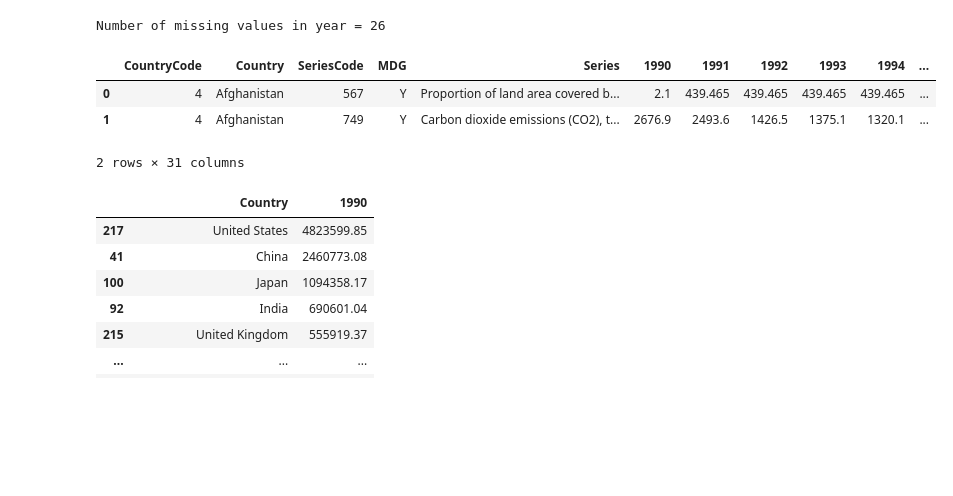
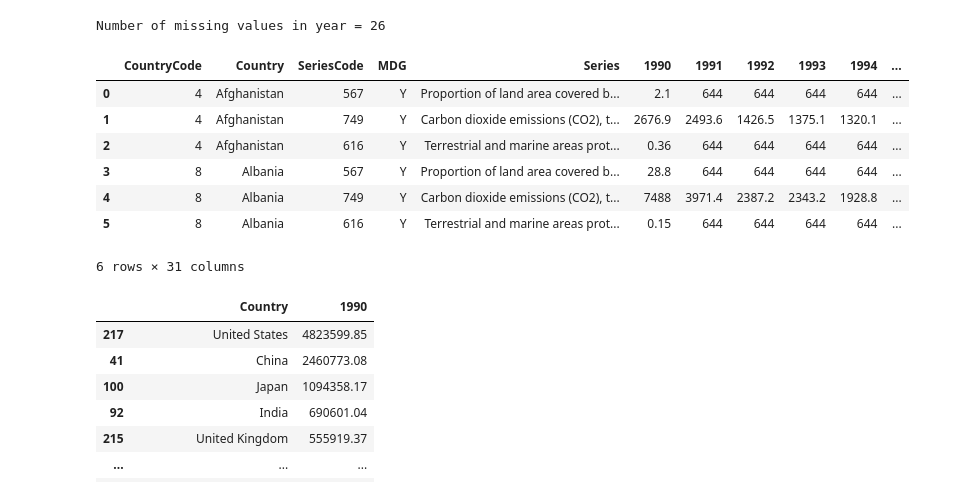
Before and after one commit to rethabilethulo/statistical_thinking1, a Jupyter notebook: Untitled.ipynb, the cells around one changed output. Cells and saved outputs as stored; diff of their text form; code cells hidden in the pictures; blank space fills up the shorter version.

```diff
--- a/Untitled.ipynb
+++ b/Untitled.ipynb
@@ -197,13 +197,17 @@ print(f"Number of missing values in year =",
 Number of missing values in year = 26
 # %%
 #Filling missing values with mean
-stats_df = replacing_re.fillna(stats["CountryCode"].mean(),inplace = False)
-stats_df.head(2)
+stats_df = replacing_re.fillna(stats["SeriesCode"].mean(),inplace = False)
+stats_df.head(6)
 # %% [output]
 |  | CountryCode | Country | SeriesCode | MDG | Series | 1990 | 1991 | 1992 | 1993 | 1994 | ... |
-| 0 | 4 | Afghanistan | 567 | Y | Proportion of land area covered b... | 2.1 | 439.465 | 439.465 | 439.465 | 439.465 | ... |
+| 0 | 4 | Afghanistan | 567 | Y | Proportion of land area covered b... | 2.1 | 644 | 644 | 644 | 644 | ... |
 | 1 | 4 | Afghanistan | 749 | Y | Carbon dioxide emissions (CO2), t... | 2676.9 | 2493.6 | 1426.5 | 1375.1 | 1320.1 | ... |
+| 2 | 4 | Afghanistan | 616 | Y | Terrestrial and marine areas prot... | 0.36 | 644 | 644 | 644 | 644 | ... |
+| 3 | 8 | Albania | 567 | Y | Proportion of land area covered b... | 28.8 | 644 | 644 | 644 | 644 | ... |
+| 4 | 8 | Albania | 749 | Y | Carbon dioxide emissions (CO2), t... | 7488 | 3971.4 | 2387.2 | 2343.2 | 1928.8 | ... |
+| 5 | 8 | Albania | 616 | Y | Terrestrial and marine areas prot... | 0.15 | 644 | 644 | 644 | 644 | ... |
-2 rows × 31 columns
+6 rows × 31 columns
 # %%
 #Creating a new data frame for Country and 1990
 stats_1990 = stats_df.loc[:, ("Country","1990") ]
```
Also changed, not shown: parts of 26 cells of this notebook, 1 other file.
